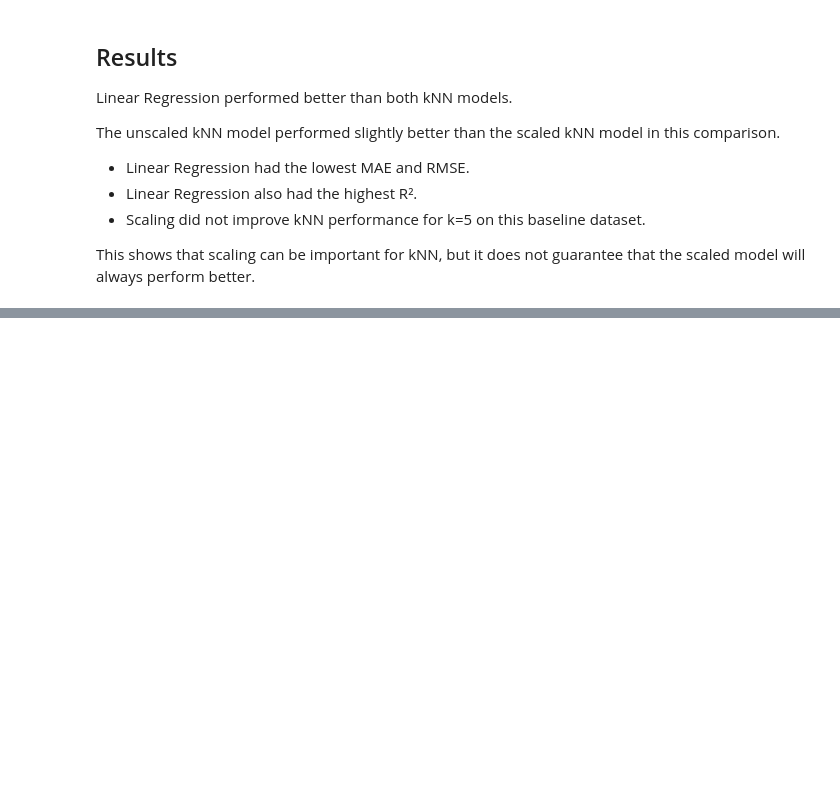
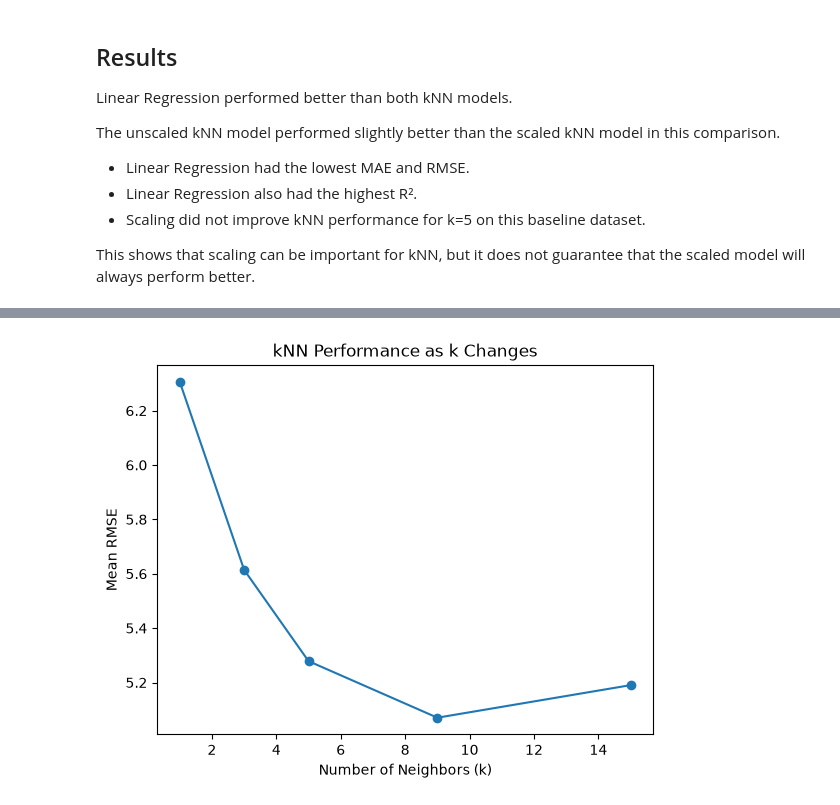
Before and after one commit to madewitt55/cs407-regression-activities, a Jupyter notebook: knn_regression/knn_regression.ipynb, the cells around one changed output, grey strips where cells are left out. Drawn from its saved outputs; the diff is of its cells as text; code cells hidden in the pictures; blank space fills up the shorter version.

```diff
--- a/knn_regression/knn_regression.ipynb
+++ b/knn_regression/knn_regression.ipynb
@@ -204,0 +222,33 @@ This shows that scaling can be important for kNN, but it does not guarantee that
+# %%
+k_results = []
+# %%
+for k in k_values:
+    model = Pipeline([
+        ("scaler", StandardScaler()),
+        ("knn", KNeighborsRegressor(
+            n_neighbors=k,
+            weights="uniform"
+        ))
+    ])
+
+    results = cross_validate(
+        model,
+        X,
+        y,
+        cv=cv,
+        scoring=scoring
+    )
+
+    k_results.append({
+        "k": k,
+        "MAE Mean": -results["test_MAE"].mean(),
+        "MAE SD": results["test_MAE"].std(),
+        "RMSE Mean": -results["test_RMSE"].mean(),
+        "RMSE SD": results["test_RMSE"].std(),
+        "R2 Mean": results["test_R2"].mean(),
+        "R2 SD": results["test_R2"].std()
+    })
+# %%
+k_table = pd.DataFrame(k_results)
+
+k_table.round(3)
@@ -204,0 +262,14 @@ This shows that scaling can be important for kNN, but it does not guarantee that
+# %%
+plt.plot(
+    k_table["k"],
+    k_table["RMSE Mean"],
+    marker="o"
+)
+
+plt.xlabel("Number of Neighbors (k)")
+plt.ylabel("Mean RMSE")
+plt.title("kNN Performance as k Changes")
+
+plt.show()
+# %% [output]
+[figure, added]
```
Also changed, not shown: parts of 18 cells of this notebook.
